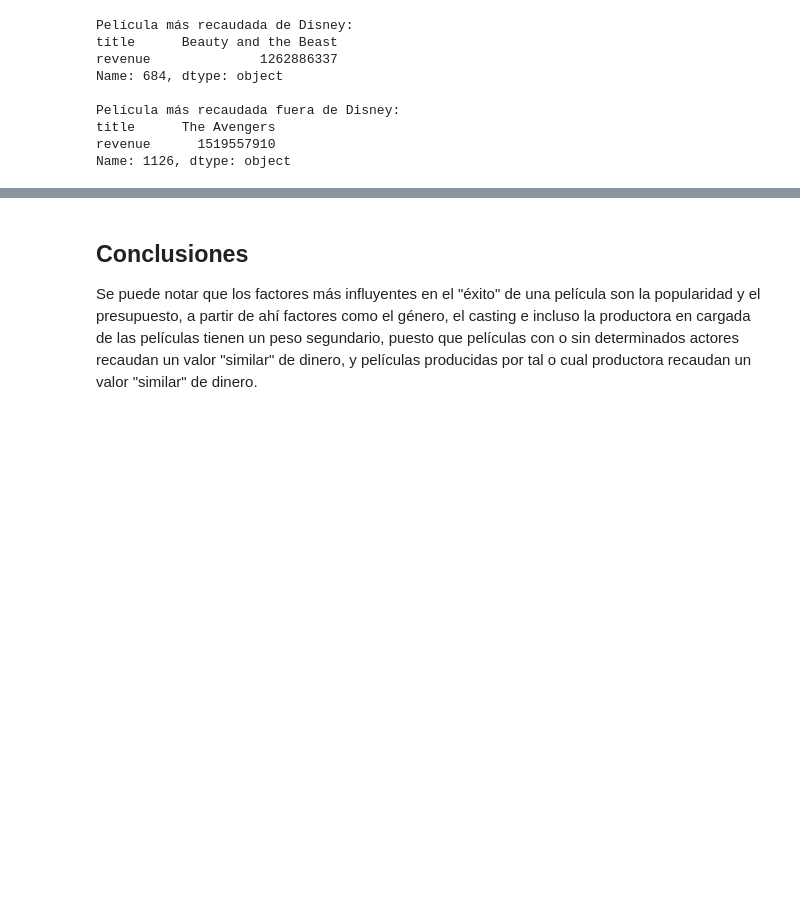
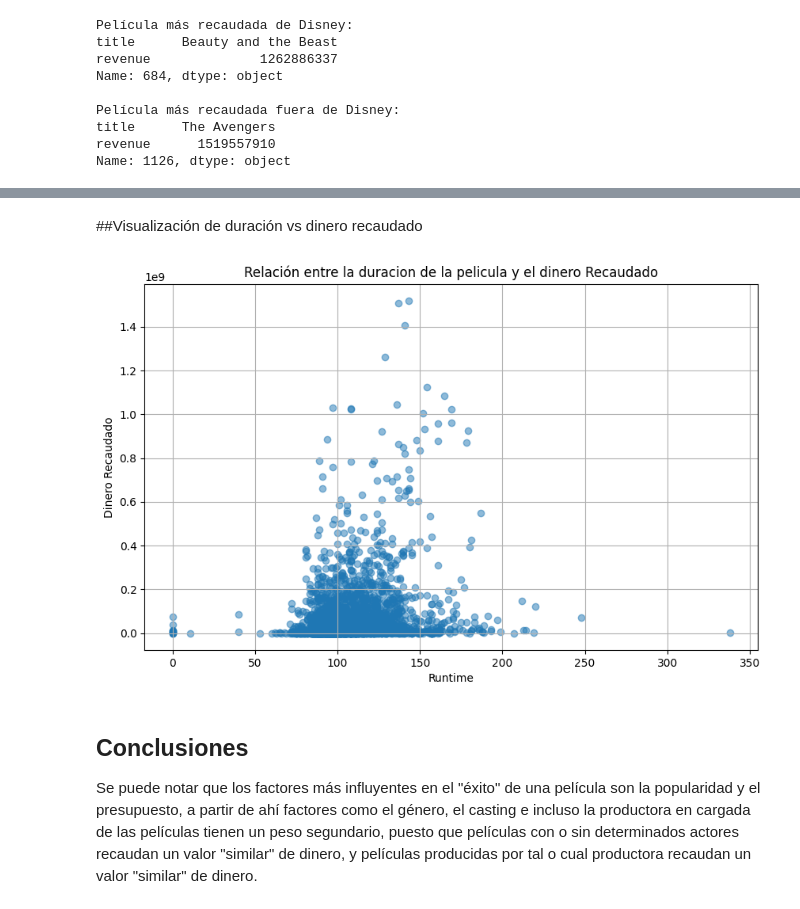
Before and after one commit to Apolo4427/-inteligencia_artificial, a Jupyter notebook: 01_exploracion_de_datos.ipynb, the cells around one changed output, grey strips where cells are left out. Cells and saved outputs as stored; diff of their text form; code cells hidden in the pictures; blank space fills up the shorter version.

```diff
--- a/01_exploracion_de_datos.ipynb
+++ b/01_exploracion_de_datos.ipynb
@@ -357,3 +379,23 @@ Name: 1126, dtype: object
+# %% [markdown]
+##Visualización de duración vs dinero recaudado
+# %%
+# Columnas
+columnas_interes = ['runtime', 'revenue']
+datos_interes = data[columnas_interes]
+
+# Limpiar valores nulos
+datos_interes = datos_interes.dropna()
+
+# gráfico
+plt.figure(figsize=(10, 6))
+plt.scatter(datos_interes['runtime'], datos_interes['revenue'], alpha=0.5)
+plt.title('Relación entre la duracion de la pelicula y el dinero Recaudado')
+plt.xlabel('Runtime')
+plt.ylabel('Dinero Recaudado')
+plt.grid(True)
+plt.show()
+# %% [output]
+[figure, added]
 # %% [markdown]
 ## Conclusiones
 
```
Also changed, not shown: parts of 3 cells of this notebook.
